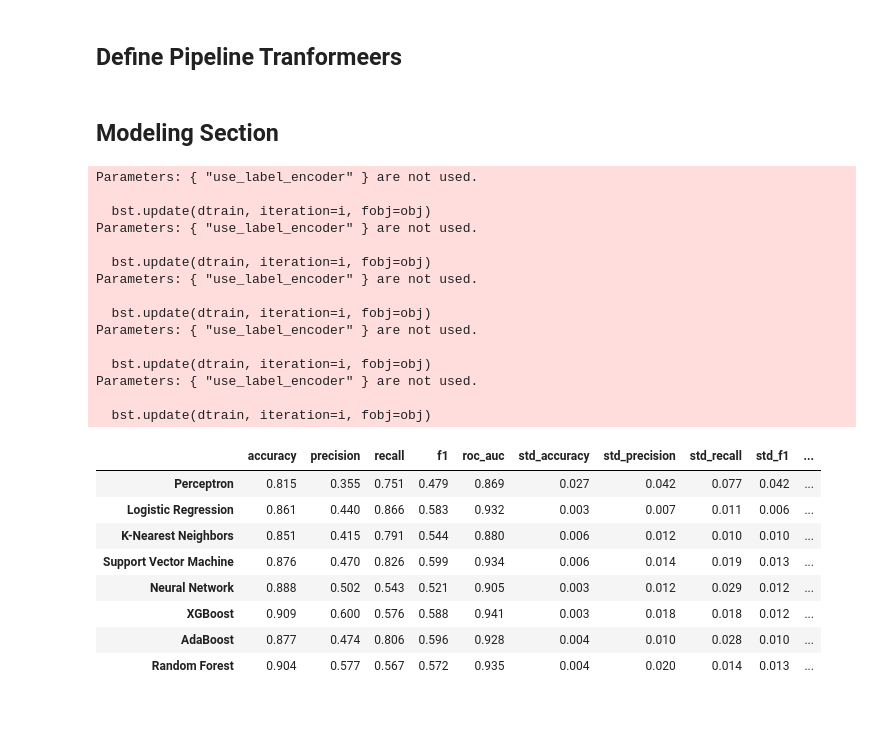
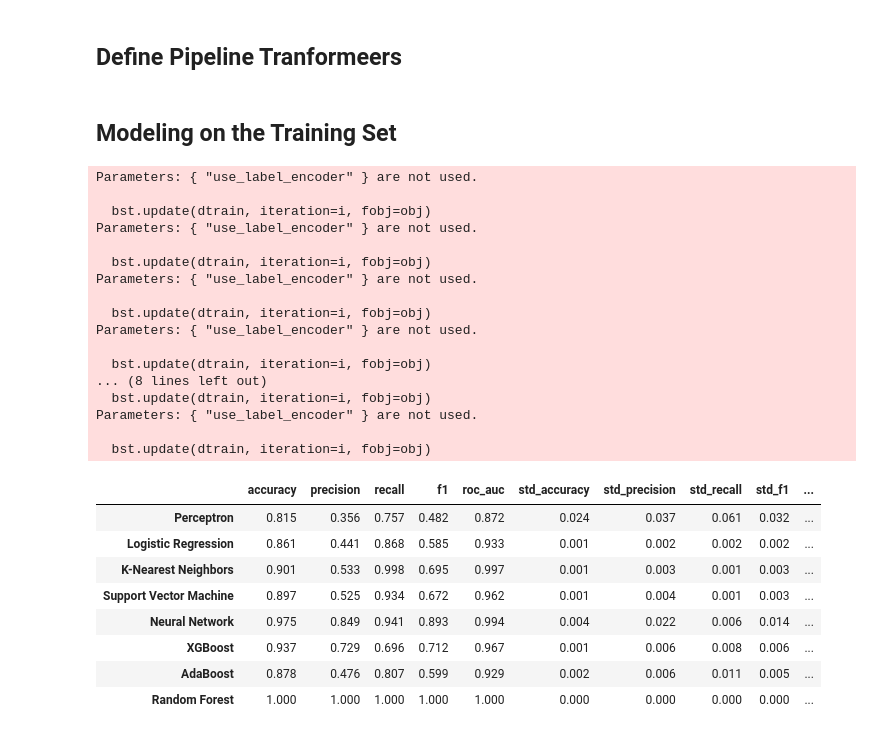
Before and after one commit to junclemente/ads504-final_project, a Jupyter notebook: notebooks/Preprocess_Modeling.ipynb, the cells around one changed output. Drawn from its saved outputs; the diff is of its cells as text; code cells hidden in the pictures.

```diff
--- a/notebooks/Preprocess_Modeling.ipynb
+++ b/notebooks/Preprocess_Modeling.ipynb
@@ -270,7 +277,7 @@ preprocessor = ColumnTransformer(
     ]
 )
 # %% [markdown]
-## Modeling Section
+## Modeling on the Training Set
 # %%
 # define function for modeling generator
 def make_pipeline(clf):
@@ -299,21 +306,21 @@ scoring = ["accuracy", "precision", "recall", "f1", "roc_auc"]
 # %%
 # cross-validate each model
 # initialize results dictionary
-avg_results = {}
-full_results = {}
+avg_train_results = {}
+full_train_results = {}
 for name, clf in models.items():
     pipe = make_pipeline(clf)
-    cv_results = cross_validate(pipe, X_train, y_train, cv=5, scoring=scoring, n_jobs=-1)
-    full_results[name] = {
+    cv_results = cross_validate(pipe, X_train, y_train, cv=5, scoring=scoring, n_jobs=4, return_train_score=True)
+    full_train_results[name] = {
         "fit_time": cv_results["fit_time"],
         "score_time": cv_results["score_time"],
-        "test_accuracy": cv_results["test_accuracy"],
-        "test_precision": cv_results["test_precision"],
-        "test_recall": cv_results["test_recall"],
-        "test_f1": cv_results["test_f1"],
-        "test_roc_auc": cv_results["test_roc_auc"]}
-    avg_results[name] = {metric: np.mean(cv_results[f"test_{metric}"]) for metric in scoring}
-    avg_results[name].update({f"std_{metric}": np.std(cv_results[f"test_{metric}"]) for metric in scoring})
+        "train_accuracy": cv_results["train_accuracy"],
+        "train_precision": cv_results["train_precision"],
+        "train_recall": cv_results["train_recall"],
+        "train_f1": cv_results["train_f1"],
+        "train_roc_auc": cv_results["train_roc_auc"]}
+    avg_train_results[name] = {metric: np.mean(cv_results[f"train_{metric}"]) for metric in scoring}
+    avg_train_results[name].update({f"std_{metric}": np.std(cv_results[f"train_{metric}"]) for metric in scoring})
 # %% [output]
 Parameters: { "use_label_encoder" } are not used.
 
@@ -327,23 +334,25 @@ Parameters: { "use_label_encoder" } are not used.
 Parameters: { "use_label_encoder" } are not used.
 
   bst.update(dtrain, iteration=i, fobj=obj)
+... (8 lines left out)
+  bst.update(dtrain, iteration=i, fobj=obj)
 Parameters: { "use_label_encoder" } are not used.
 
   bst.update(dtrain, iteration=i, fobj=obj)
 # %%
 # create dataframe of average results
-avg_results_df = pd.DataFrame(avg_results).T
+avg_train_results_df = pd.DataFrame(avg_train_results).T
 # round results to 3 decimal places
-avg_results_df = avg_results_df.round(3)
+avg_train_results_df = avg_train_results_df.round(3)
 # display average results
-display(avg_results_df)
+display(avg_train_results_df)
 # %% [output]
 |  | accuracy | precision | recall | f1 | roc_auc | std_accuracy | std_precision | std_recall | std_f1 | ... |
-| Perceptron | 0.815 | 0.355 | 0.751 | 0.479 | 0.869 | 0.027 | 0.042 | 0.077 | 0.042 | ... |
-| Logistic Regression | 0.861 | 0.440 | 0.866 | 0.583 | 0.932 | 0.003 | 0.007 | 0.011 | 0.006 | ... |
-| K-Nearest Neighbors | 0.851 | 0.415 | 0.791 | 0.544 | 0.880 | 0.006 | 0.012 | 0.010 | 0.010 | ... |
-| Support Vector Machine | 0.876 | 0.470 | 0.826 | 0.599 | 0.934 | 0.006 | 0.014 | 0.019 | 0.013 | ... |
-| Neural Network | 0.888 | 0.502 | 0.543 | 0.521 | 0.905 | 0.003 | 0.012 | 0.029 | 0.012 | ... |
-| XGBoost | 0.909 | 0.600 | 0.576 | 0.588 | 0.941 | 0.003 | 0.018 | 0.018 | 0.012 | ... |
-| AdaBoost | 0.877 | 0.474 | 0.806 | 0.596 | 0.928 | 0.004 | 0.010 | 0.028 | 0.010 | ... |
-| Random Forest | 0.904 | 0.577 | 0.567 | 0.572 | 0.935 | 0.004 | 0.020 | 0.014 | 0.013 | ... |
+| Perceptron | 0.815 | 0.356 | 0.757 | 0.482 | 0.872 | 0.024 | 0.037 | 0.061 | 0.032 | ... |
+| Logistic Regression | 0.861 | 0.441 | 0.868 | 0.585 | 0.933 | 0.001 | 0.002 | 0.002 | 0.002 | ... |
+| K-Nearest Neighbors | 0.901 | 0.533 | 0.998 | 0.695 | 0.997 | 0.001 | 0.003 | 0.001 | 0.003 | ... |
+| Support Vector Machine | 0.897 | 0.525 | 0.934 | 0.672 | 0.962 | 0.001 | 0.004 | 0.001 | 0.003 | ... |
+| Neural Network | 0.975 | 0.849 | 0.941 | 0.893 | 0.994 | 0.004 | 0.022 | 0.006 | 0.014 | ... |
+| XGBoost | 0.937 | 0.729 | 0.696 | 0.712 | 0.967 | 0.001 | 0.006 | 0.008 | 0.006 | ... |
+| AdaBoost | 0.878 | 0.476 | 0.807 | 0.599 | 0.929 | 0.002 | 0.006 | 0.011 | 0.005 | ... |
+| Random Forest | 1.000 | 1.000 | 1.000 | 1.000 | 1.000 | 0.000 | 0.000 | 0.000 | 0.000 | ... |
```
Also changed, not shown: parts of 11 cells of this notebook.
